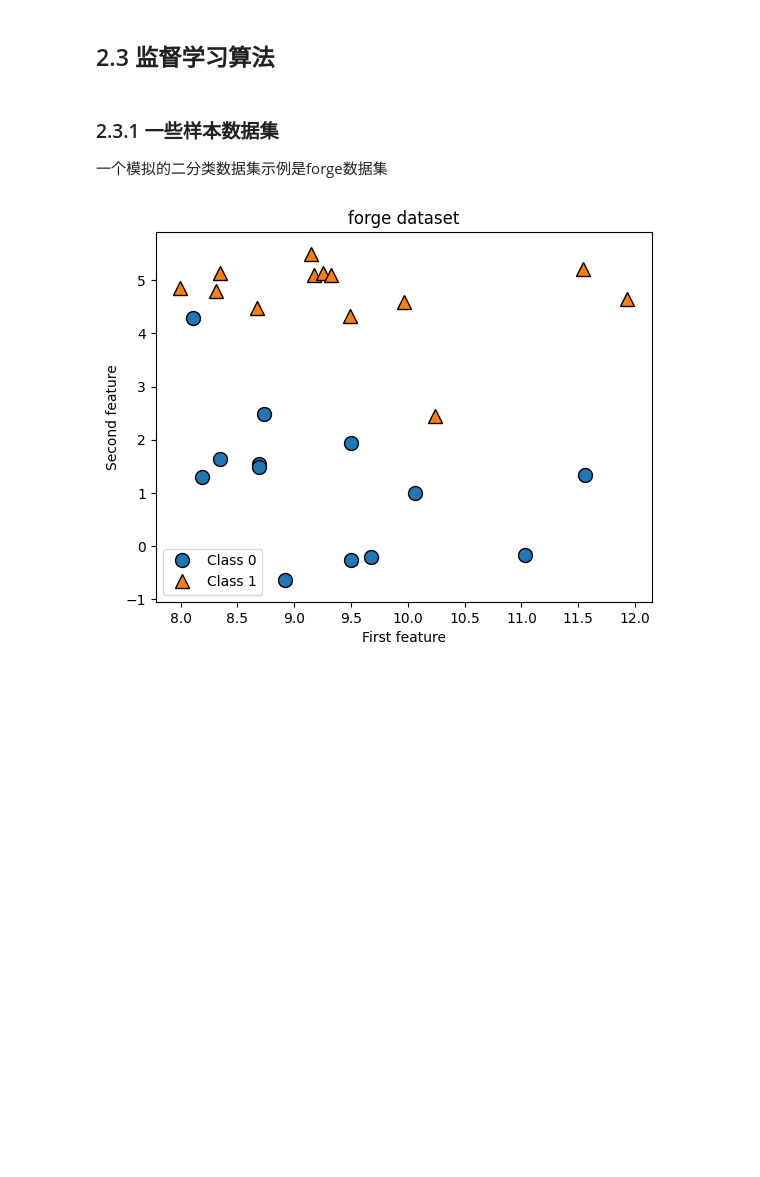
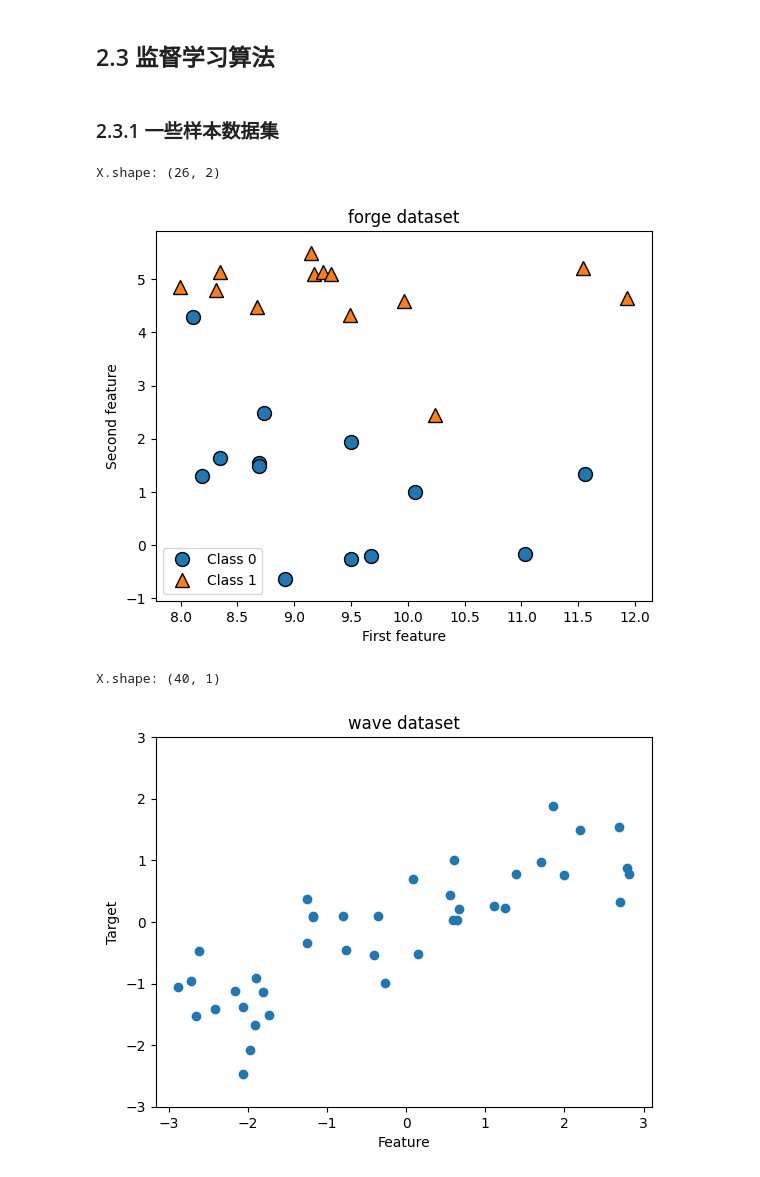
Before and after one commit to yasenstar/ai-ml-dl, a Jupyter notebook: ML/PythonMLBasic/ch2/2.3_supervised-learning-algorithm.ipynb, the cells around one changed output. Saved outputs shown, nothing was run; the diff lists cells and outputs as text; code cells hidden in the pictures; blank space fills up the shorter version.

Commit message:
add wave datasets

```diff
--- a/ML/PythonMLBasic/ch2/img/2.3_supervised-learning-algorithm.ipynb
+++ b/ML/PythonMLBasic/ch2/2.3_supervised-learning-algorithm.ipynb
@@ -6,9 +6,8 @@ import matplotlib.pyplot as plt
 import mglearn
 # %% [markdown]
 ### 2.3.1 一些样本数据集
-
-一个模拟的二分类数据集示例是forge数据集
 # %%
+# 一个模拟的二分类数据集示例是forge数据集
 # 生成forge数据集
 X, y = mglearn.datasets.make_forge()
 # 数据集绘图
@@ -17,6 +16,22 @@ plt.legend(["Class 0", "Class 1"], loc=3)
 plt.xlabel("First feature")
 plt.ylabel("Second feature")
 plt.title("forge dataset")
+print("X.shape: {}".format(X.shape))
 plt.show()
 # %% [output]
+X.shape: (26, 2)
 [figure]
+# %%
+# 模拟的wave数据集说明回归算法
+# wave数据集只有一个输入特征和一个连续的目标变量（或响应），后者是模型想要预测的对象
+X, y = mglearn.datasets.make_wave(n_samples=40)
+print("X.shape: {}".format(X.shape))
+plt.plot(X, y, 'o')
+plt.ylim(-3, 3)
+plt.xlabel("Feature")
+plt.ylabel("Target")
+plt.title("wave dataset")
+plt.show()
+# %% [output]
+X.shape: (40, 1)
+[figure, added]
```
